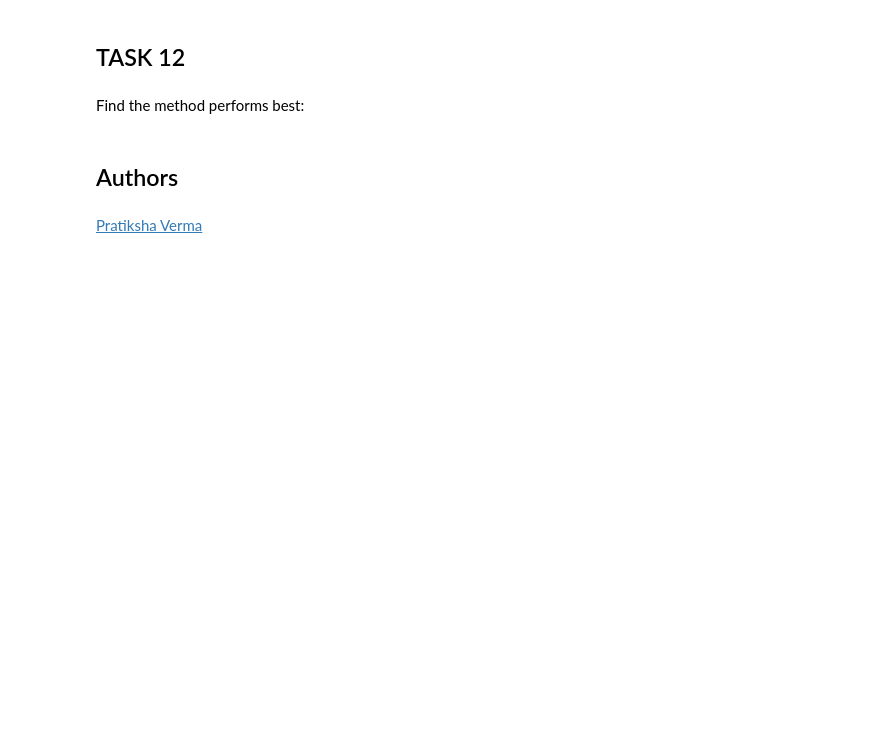
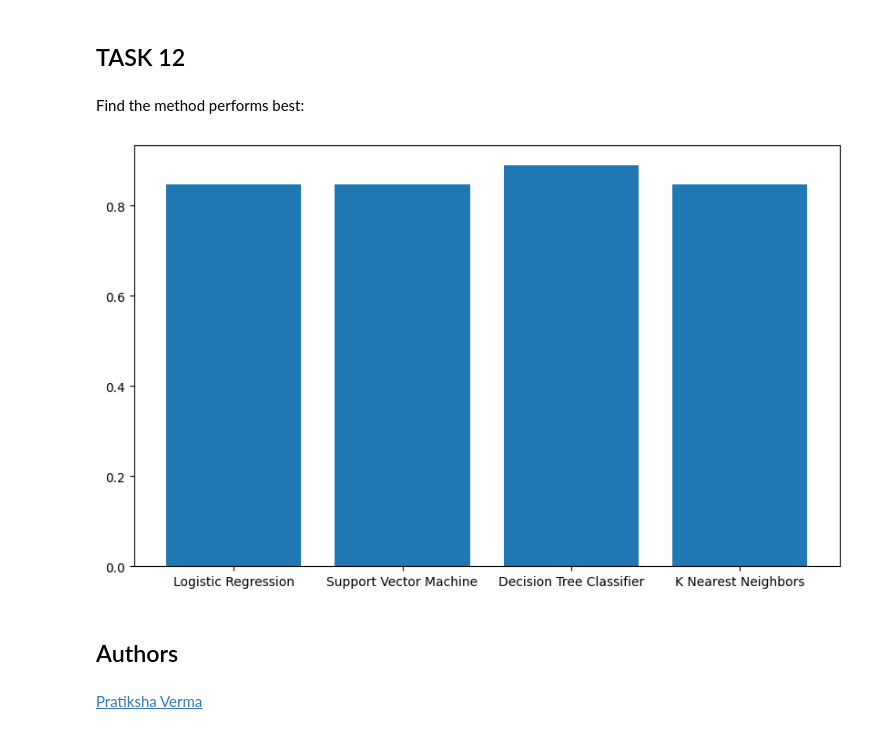
Before and after one commit to DistantCandle/testRepo, a Jupyter notebook: Applied Data Science Capstone/SpaceX_Machine_Learning_Prediction_Part_5.jupyterlite.ipynb, the cells around one changed output. Saved outputs shown, nothing was run; the diff lists cells and outputs as text; code cells hidden in the pictures; blank space fills up the shorter version.

```diff
--- a/Applied Data Science Capstone/SpaceX_Machine_Learning_Prediction_Part_5.jupyterlite.ipynb
+++ b/Applied Data Science Capstone/SpaceX_Machine_Learning_Prediction_Part_5.jupyterlite.ipynb
@@ -369,3 +354,12 @@ DecisionTree
+# %%
+import matplotlib.pyplot as plt
+plt.figure(figsize=(10, 6))
+y = [logreg_cv.best_score_, svm_cv.best_score_, tree_cv.best_score_, knn_cv.best_score_]
+x = ['Logistic Regression', 'Support Vector Machine', 'Decision Tree Classifier', 'K Nearest Neighbors']
+plt.bar(x= x, height= y)
+plt.show()
+# %% [output]
+[figure, added]
 # %% [markdown]
 ## Authors
 # %% [markdown]
```
Also changed, not shown: parts of 23 cells of this notebook.
